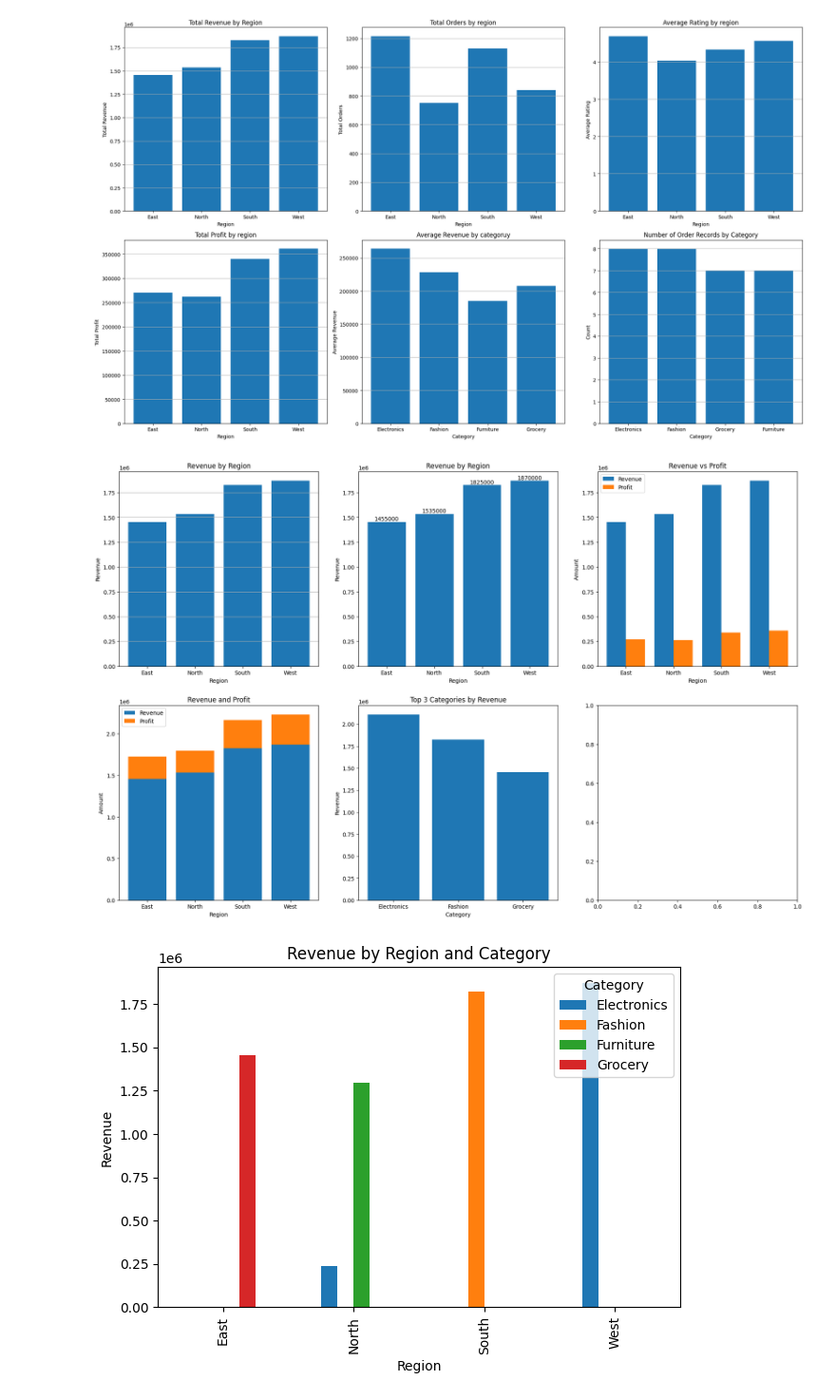
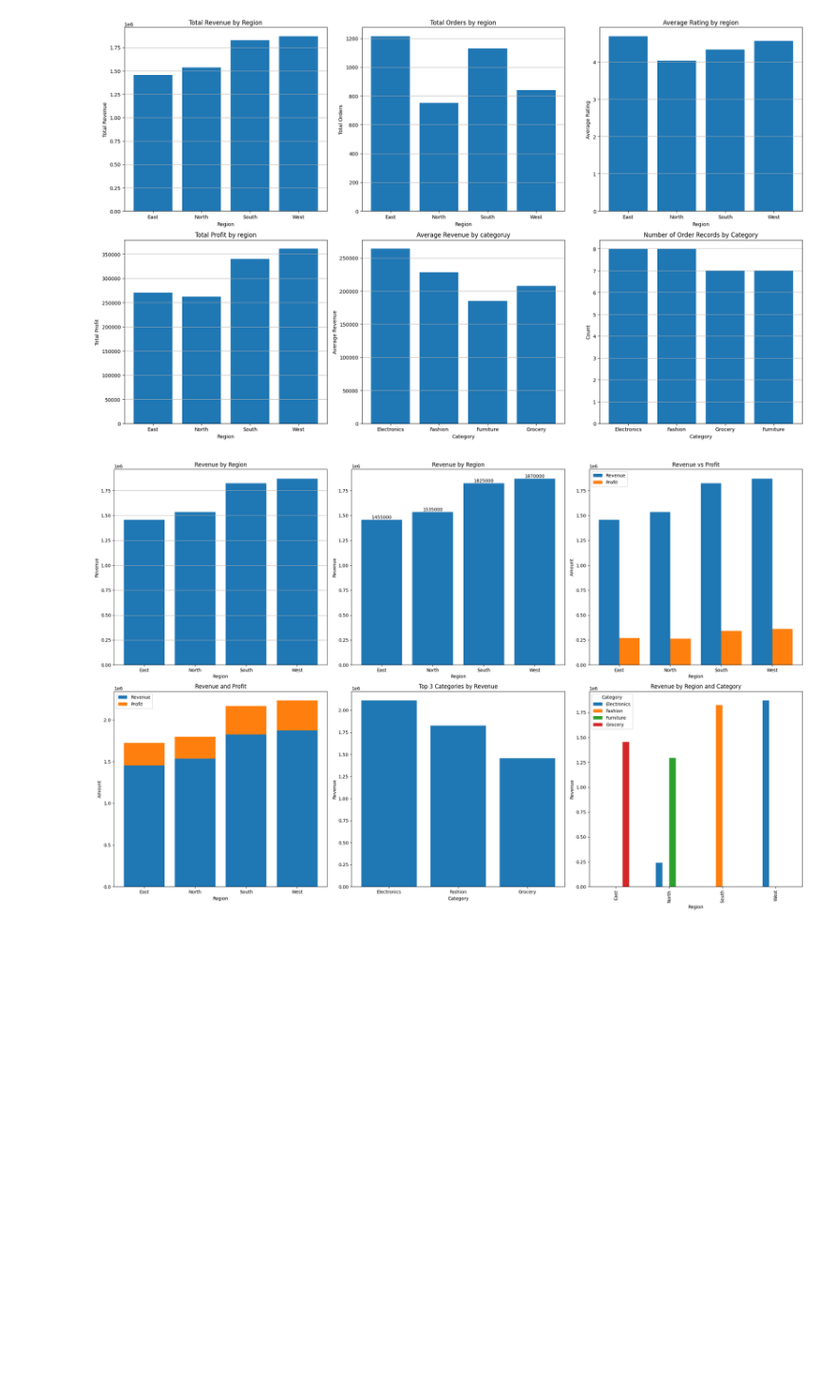
Before and after one commit to theaditya24/COMPLETE-PYTHON-FOR-DATA-ANALYTICS, a Jupyter notebook: Data Visualization Practice.ipynb, the cells around one changed output. Shown at 95% size. Cells and saved outputs as stored; diff of their text form; code cells hidden in the pictures; blank space fills up the shorter version.

```diff
--- a/Data Visualization Practice.ipynb
+++ b/Data Visualization Practice.ipynb
@@ -505,34 +505,33 @@ plt.bar(region.index,
         label='Profit')
 plt.legend()
 plt.title("Revenue and Profit")
 plt.xlabel("Region")
 plt.ylabel("Amount")
 
 # Question 11 - Plot Top 3 Revenue-Generating Categories
 plt.subplot(2,3,5)
 top3 = df.groupby('Category')['Revenue'].sum().nlargest(3)
 plt.bar(top3.index, top3.values)
 plt.title("Top 3 Categories by Revenue")
 plt.xlabel("Category")
 plt.ylabel("Revenue")
 
 
 # Question 12
-plt.subplot(2,3,6)
+ax = plt.subplot(2,3,6)
 pivot = df.pivot_table(
     index='Region',
     columns='Category',
     values='Revenue',
     aggfunc='sum'
 )
-pivot.plot(kind='bar')
+pivot.plot(kind='bar', ax = ax)
 plt.title("Revenue by Region and Category")
 plt.xlabel("Region")
 plt.ylabel("Revenue")
 
 
 plt.tight_layout()
 plt.show()
 # %% [output]
-[figure, old version]
+[figure, new version]
-[figure, removed]
```
Also changed, not shown: 2 other files.
